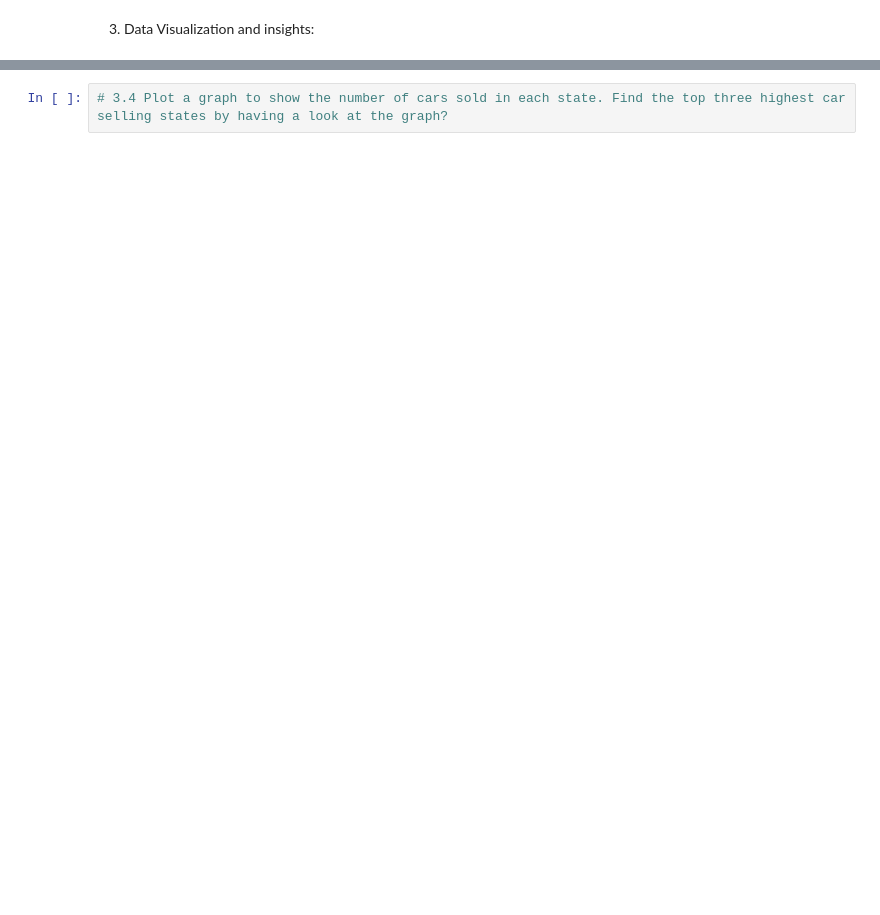
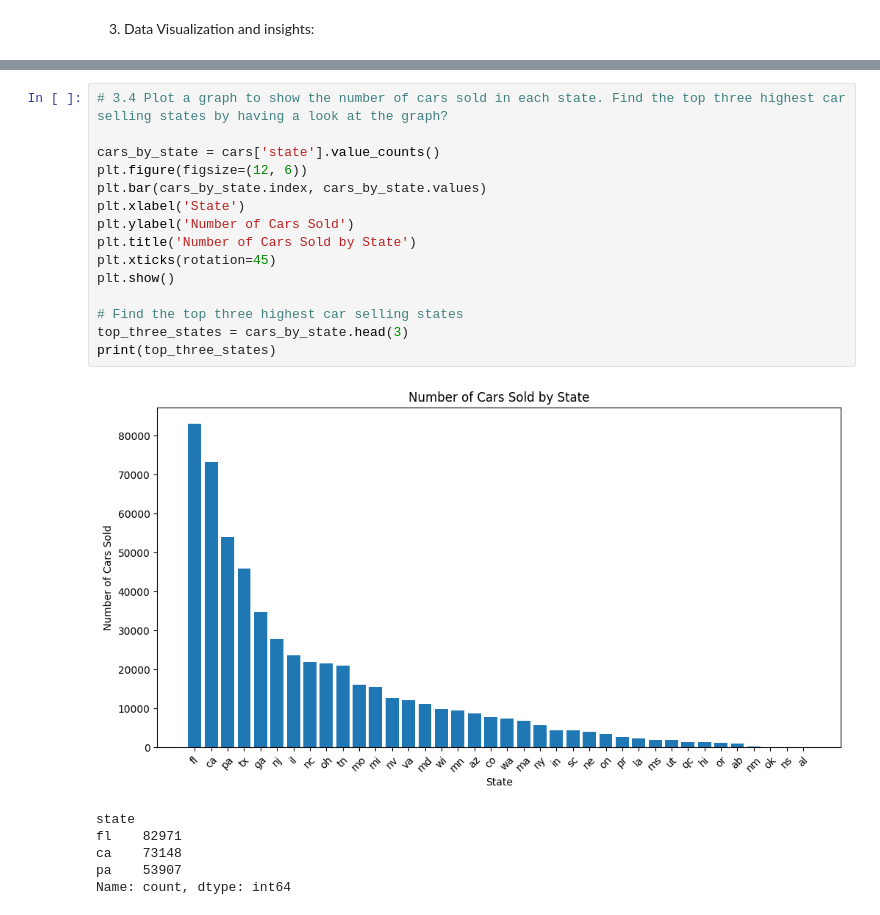
Before and after one commit to abhijit-4387/learn_python, a Jupyter notebook: python_assignment.ipynb, the cells around one changed output, grey strips where cells are left out. Saved outputs shown, nothing was run; the diff lists cells and outputs as text; blank space fills up the shorter version.

```diff
--- a/python_assignment.ipynb
+++ b/python_assignment.ipynb
@@ -305,4 +361,24 @@ Name: sellingprice, dtype: float64
 # %%
 # 3.4 Plot a graph to show the number of cars sold in each state. Find the top three highest car selling states by having a look at the graph?
+
+cars_by_state = cars['state'].value_counts()
+plt.figure(figsize=(12, 6))
+plt.bar(cars_by_state.index, cars_by_state.values)
+plt.xlabel('State')
+plt.ylabel('Number of Cars Sold')
+plt.title('Number of Cars Sold by State')
+plt.xticks(rotation=45)
+plt.show()
+
+# Find the top three highest car selling states
+top_three_states = cars_by_state.head(3)
+print(top_three_states)
+# %% [output]
+[figure, added]
+state
+fl    82971
+ca    73148
+pa    53907
+Name: count, dtype: int64
 # %%
 # 3.5 Plot a bar graph of average selling price by condition score ranges of size 5. Give a summary of the insights.
```
Also changed, not shown: parts of 16 cells of this notebook.
